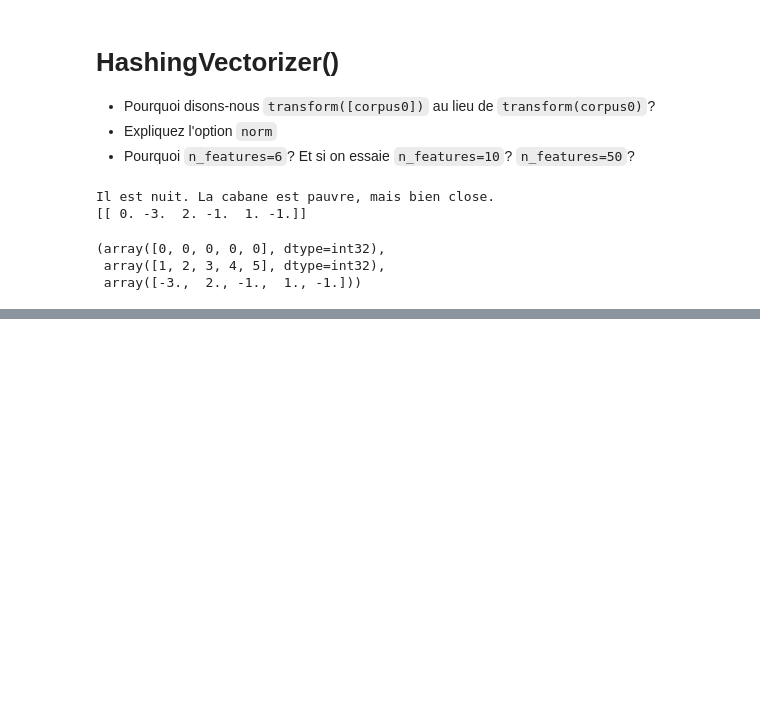
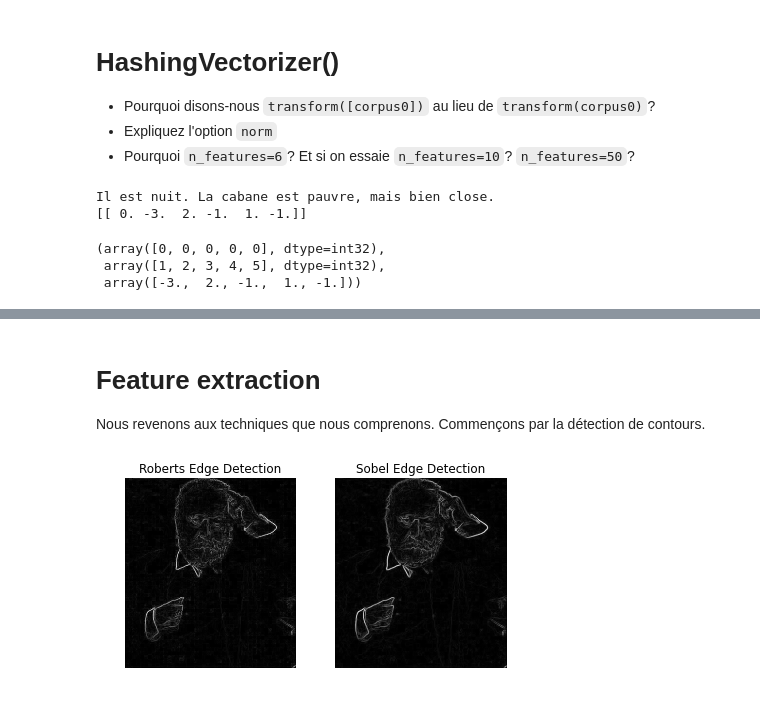
Before and after one commit to JeffAbrahamson/talks, a Jupyter notebook: 2015-11__ML/03-features/tokenizing.ipynb, the cells around one changed output, grey strips where cells are left out. Drawn from its saved outputs; the diff is of its cells as text; code cells hidden in the pictures; blank space fills up the shorter version.

```diff
--- a/2015-11__ML/03-features/tokenizing.ipynb
+++ b/2015-11__ML/03-features/tokenizing.ipynb
@@ -118,0 +234,26 @@ Il est nuit. La cabane est pauvre, mais bien close.
+# %% [markdown]
+# Feature extraction
+
+Nous revenons aux techniques que nous comprenons.  Commençons par la détection de contours.
+# %%
+from skimage.filter import roberts, sobel, scharr, prewitt
+from skimage.color import rgb2gray
+from skimage.data import camera
+import skimage.io as io
+
+# Au choix :
+#image = camera()
+image = rgb2gray(io.imread('victor.jpg'))
+edge_roberts = roberts(image)
+edge_sobel = sobel(image)
+
+fig, (ax0, ax1) = plt.subplots(ncols=2)
+ax0.imshow(edge_roberts, cmap=plt.cm.gray)
+ax0.set_title('Roberts Edge Detection')
+ax0.axis('off')
+ax1.imshow(edge_sobel, cmap=plt.cm.gray)
+ax1.set_title('Sobel Edge Detection')
+ax1.axis('off')
+plt.tight_layout()
+# %% [output]
+[figure, added]
```
Also changed, not shown: parts of 10 cells of this notebook, 6 other files.
